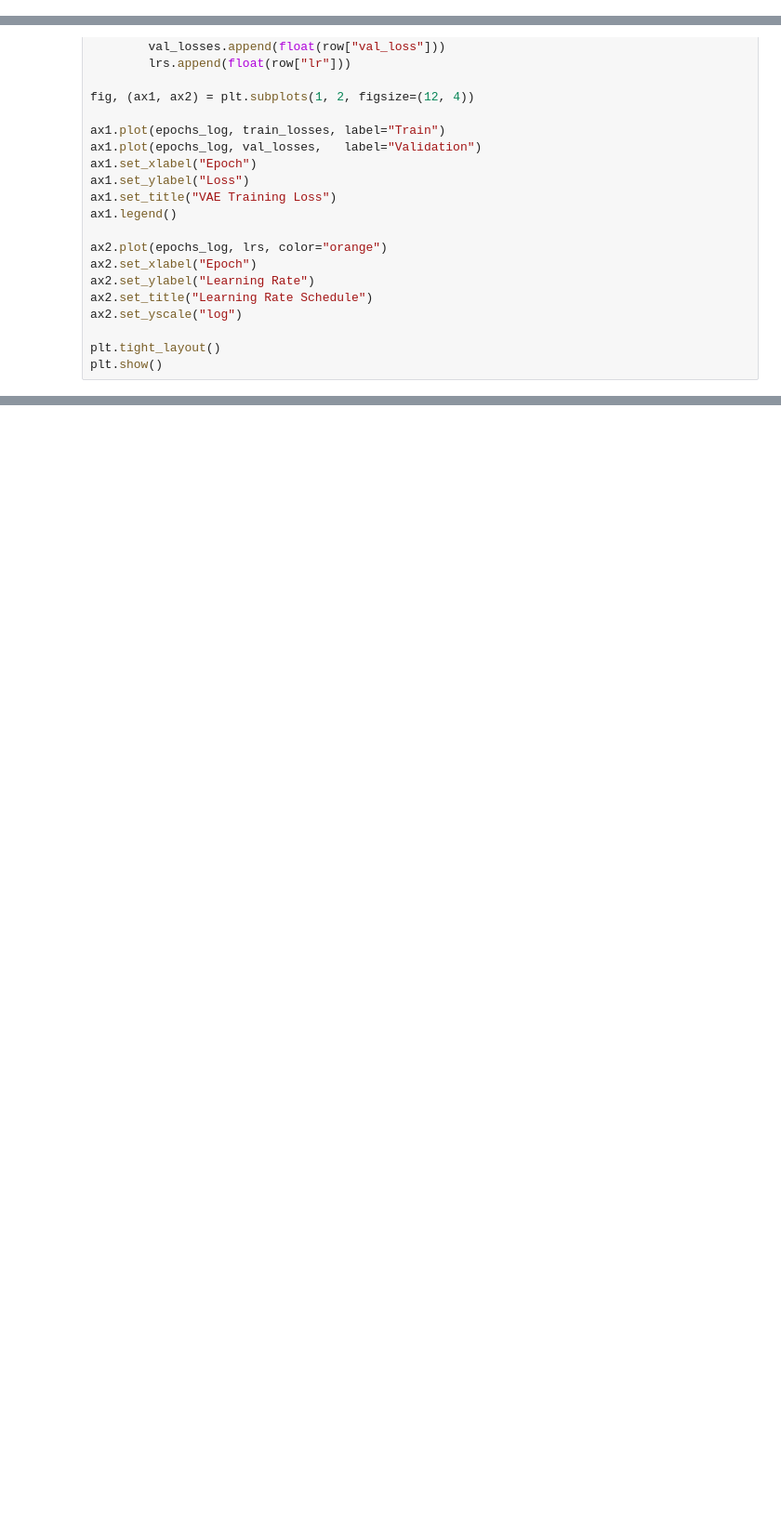
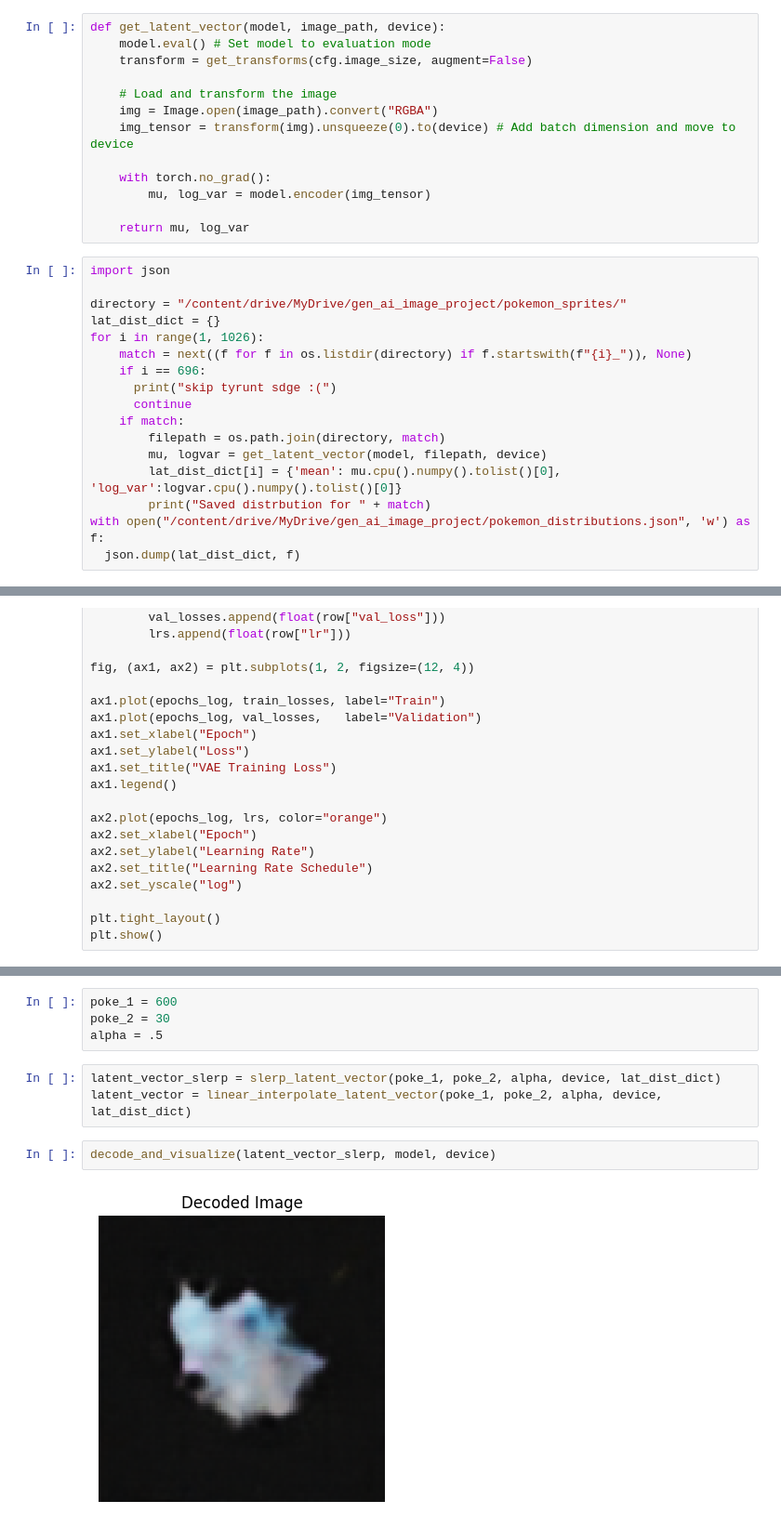
Before and after one commit to brybranmuffin/gen_ai_image_project, a Jupyter notebook: model_train.ipynb, the cells around one changed output, grey strips where cells are left out. Shown at 93% size. Saved outputs shown, nothing was run; the diff lists cells and outputs as text; blank space fills up the shorter version.

```diff
--- a/model_train.ipynb
+++ b/model_train.ipynb
@@ -325,0 +378,30 @@ show_reconstructions(model, test_loader, device)
+# %%
+def get_latent_vector(model, image_path, device):
+    model.eval() # Set model to evaluation mode
+    transform = get_transforms(cfg.image_size, augment=False)
+
+    # Load and transform the image
+    img = Image.open(image_path).convert("RGBA")
+    img_tensor = transform(img).unsqueeze(0).to(device) # Add batch dimension and move to device
+
+    with torch.no_grad():
+        mu, log_var = model.encoder(img_tensor)
+
+    return mu, log_var
+# %%
+import json
+
+directory = "/content/drive/MyDrive/gen_ai_image_project/pokemon_sprites/"
+lat_dist_dict = {}
+for i in range(1, 1026):
+    match = next((f for f in os.listdir(directory) if f.startswith(f"{i}_")), None)
+    if i == 696:
+      print("skip tyrunt sdge :(")
+      continue
+    if match:
+        filepath = os.path.join(directory, match)
+        mu, logvar = get_latent_vector(model, filepath, device)
+        lat_dist_dict[i] = {'mean': mu.cpu().numpy().tolist()[0], 'log_var':logvar.cpu().numpy().tolist()[0]}
+        print("Saved distrbution for " + match)
+with open("/content/drive/MyDrive/gen_ai_image_project/pokemon_distributions.json", 'w') as f:
+  json.dump(lat_dist_dict, f)
@@ -353,0 +565,11 @@ plt.show()
+# %%
+poke_1 = 600
+poke_2 = 30
+alpha = .5
+# %%
+latent_vector_slerp = slerp_latent_vector(poke_1, poke_2, alpha, device, lat_dist_dict)
+latent_vector = linear_interpolate_latent_vector(poke_1, poke_2, alpha, device, lat_dist_dict)
+# %%
+decode_and_visualize(latent_vector_slerp, model, device)
+# %% [output]
+[figure, added]
```
Also changed, not shown: parts of 11 cells of this notebook, 1 other file.
